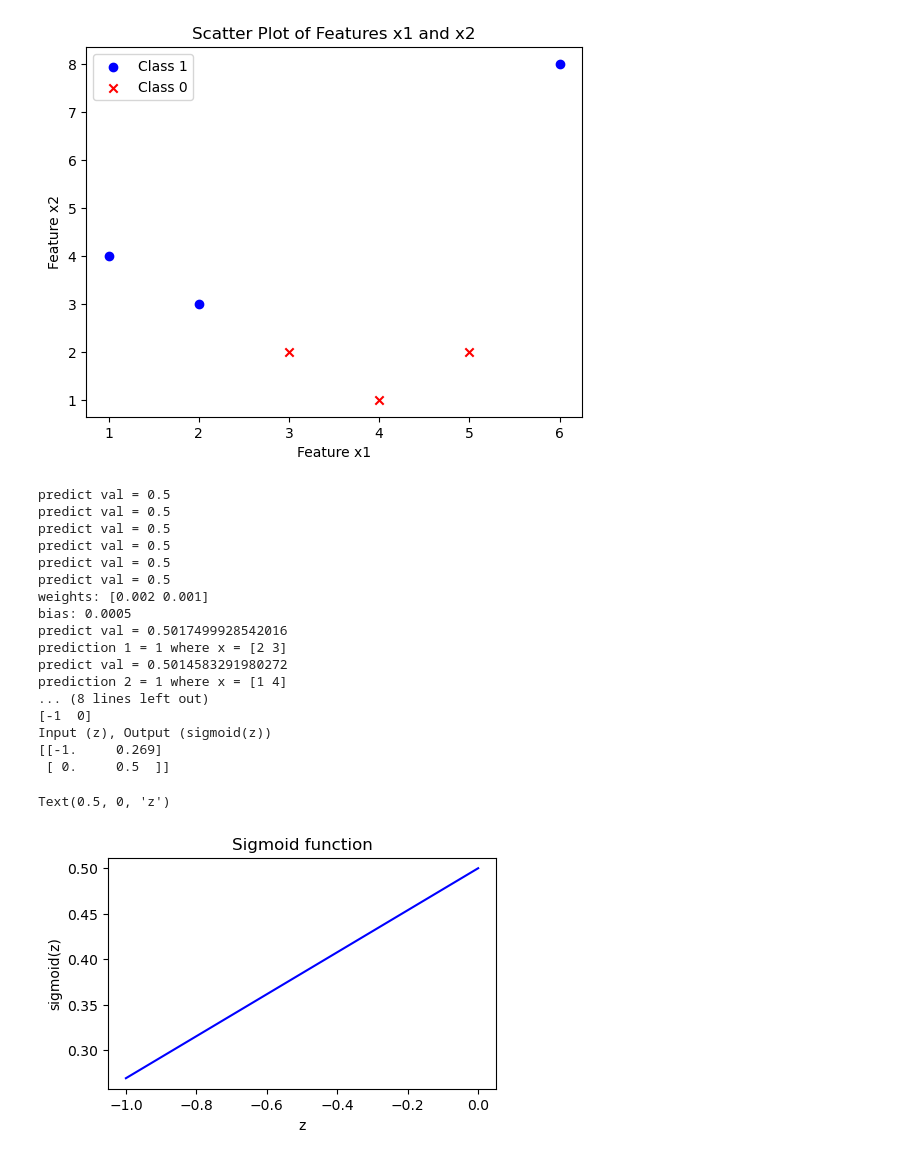
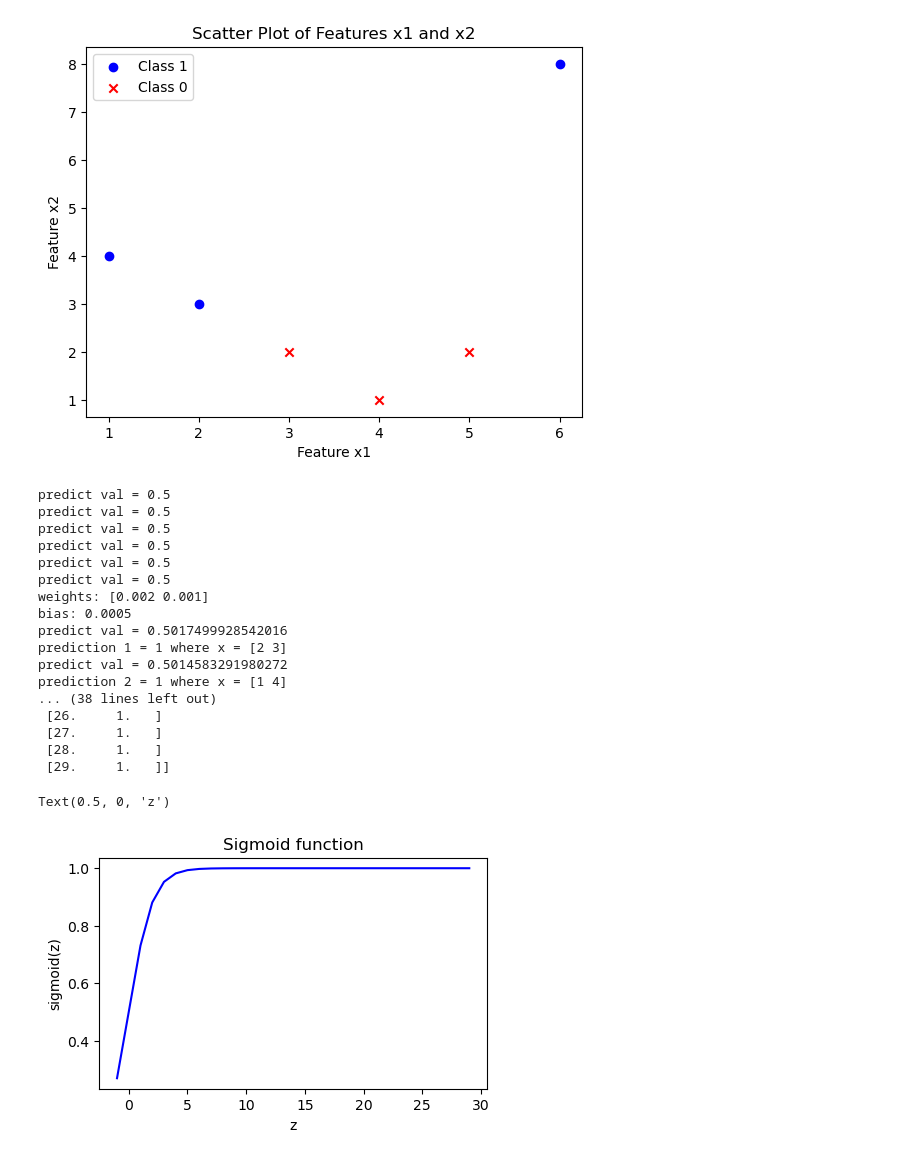
Before and after one commit to harounehadid/univ-machine-learning-perceptron, a Jupyter notebook: lab2.ipynb, the cells around one changed output. Saved outputs shown, nothing was run; the diff lists cells and outputs as text; code cells hidden in the pictures.

```diff
--- a/lab2.ipynb
+++ b/lab2.ipynb
@@ -68,42 +68,42 @@ for i in range(len(x)):
 
 
 # Generate an array of evenly spaced values between -10 and 10
-z_tmp = np.arange(-1, 2)
+z_tmp = np.arange(-1, 30)
 
 print(z_tmp)
 
 # Use the function implemented above to get the sigmoid values
 y = perceptron.sigmoid(z_tmp)
 
 # Code for pretty printing the two arrays next to each other
 np.set_printoptions(precision=3)
 print("Input (z), Output (sigmoid(z))")
 print(np.c_[z_tmp, y])
 
 fig,ax = plt.subplots(1,1,figsize=(5,3))
 ax.plot(z_tmp, y, c="b")
 
 ax.set_title("Sigmoid function")
 ax.set_ylabel('sigmoid(z)')
 ax.set_xlabel('z')
 # %% [output]
 [figure]
 predict val = 0.5
 predict val = 0.5
 predict val = 0.5
 predict val = 0.5
 predict val = 0.5
 predict val = 0.5
 weights: [0.002 0.001]
 bias: 0.0005
 predict val = 0.5017499928542016
 prediction 1 = 1 where x = [2 3]
 predict val = 0.5014583291980272
 prediction 2 = 1 where x = [1 4]
-... (8 lines left out)
-[-1  0]
-Input (z), Output (sigmoid(z))
-[[-1.     0.269]
- [ 0.     0.5  ]]
+... (38 lines left out)
+ [26.     1.   ]
+ [27.     1.   ]
+ [28.     1.   ]
+ [29.     1.   ]]
 Text(0.5, 0, 'z')
-[figure, old version]
+[figure, new version]
```
Also changed, not shown: parts of 9 cells of this notebook.
